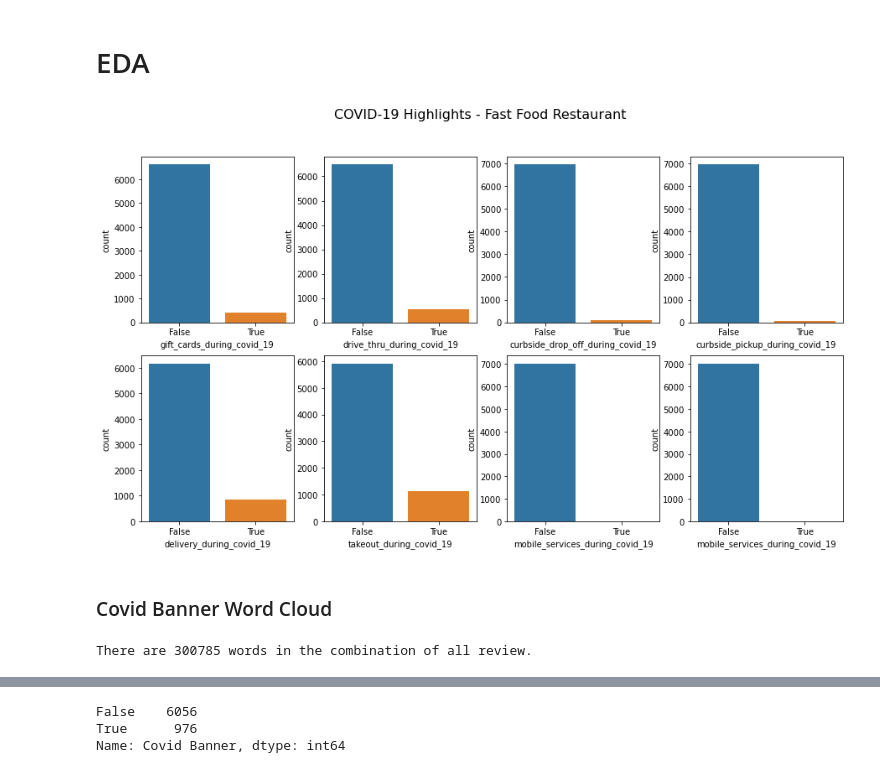
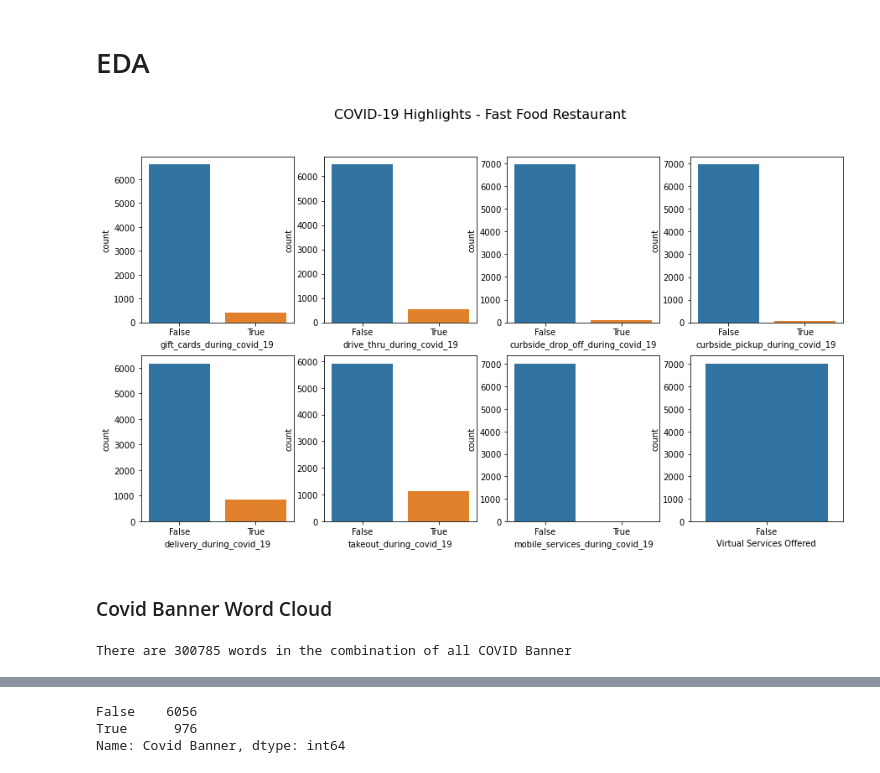
Before and after one commit to aestheteeism/yelp-covid-project, a Jupyter notebook: Notebooks/restaurant-success-model.ipynb, the cells around one changed output, grey strips where cells are left out. Drawn from its saved outputs; the diff is of its cells as text; code cells hidden in the pictures.

```diff
--- a/Notebooks/restaurant-success-model.ipynb
+++ b/Notebooks/restaurant-success-model.ipynb
@@ -171,17 +194,17 @@ Index(['curbside_drop_off_during_covid_19', 'gift_cards_during_covid_19',
 # %%
 f, axes = plt.subplots(2, 4, figsize=(15,8))
 f.suptitle("COVID-19 Highlights - Fast Food Restaurant", fontsize=16)
 sns.countplot(x='gift_cards_during_covid_19', data=yelp_open, ax=axes[0,0])
 sns.countplot(x='drive_thru_during_covid_19', data=yelp_open, ax=axes[0,1])
 sns.countplot(x='curbside_drop_off_during_covid_19', data=yelp_open, ax=axes[0,2])
 sns.countplot(x='curbside_pickup_during_covid_19', data=yelp_open, ax=axes[0,3])
 sns.countplot(x='delivery_during_covid_19', data=yelp_open, ax=axes[1,0])
 sns.countplot(x='takeout_during_covid_19', data=yelp_open, ax=axes[1,1])
 sns.countplot(x='mobile_services_during_covid_19', data=yelp_open, ax=axes[1,2])
-sns.countplot(x='mobile_services_during_covid_19', data=yelp_open, ax=axes[1,3])
+sns.countplot(x='Virtual Services Offered', data=yelp_open, ax=axes[1,3])
 plt.show()
 # %% [output]
-[figure, old version]
+[figure, new version]
 # %% [markdown]
 ### Covid Banner Word Cloud
 # %%
@@ -193,9 +216,9 @@ from sklearn.feature_extraction import text
 stop_words = text.ENGLISH_STOP_WORDS.union(stopwords.words('english'))
 # %%
 full_text = ' '.join(yelp_open[yelp_open['Covid Banner'] != False]['Covid Banner'])
-print ("There are {} words in the combination of all review.".format(len(full_text)))
+print ("There are {} words in the combination of all COVID Banner".format(len(full_text)))
 # %% [output]
-There are 300785 words in the combination of all review.
+There are 300785 words in the combination of all COVID Banner
 # %%
 from wordcloud import WordCloud
 
```
Also changed, not shown: parts of 59 cells of this notebook, 4 other files.
